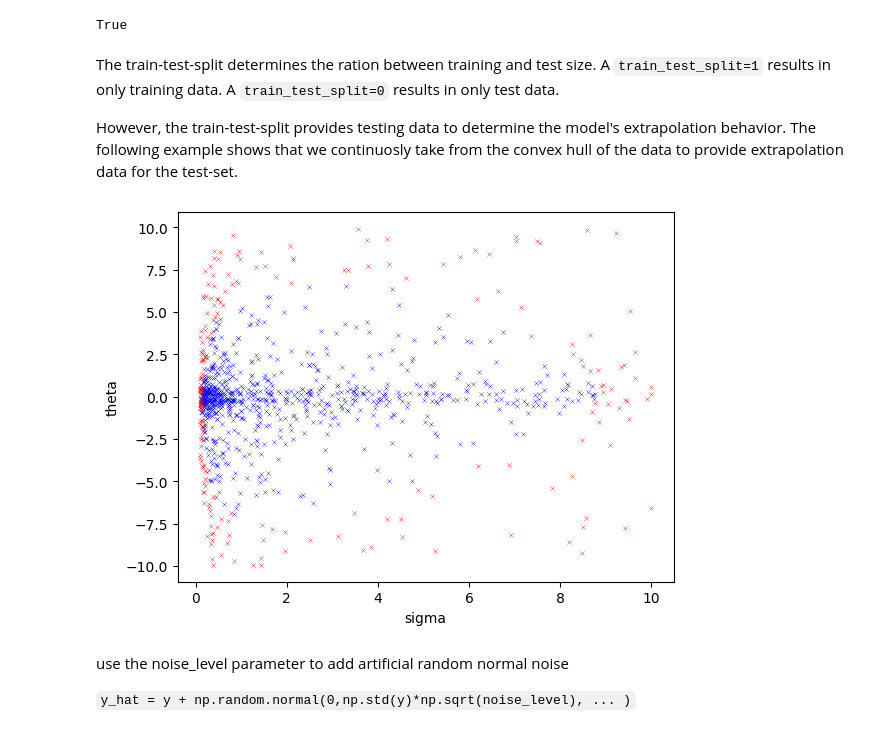
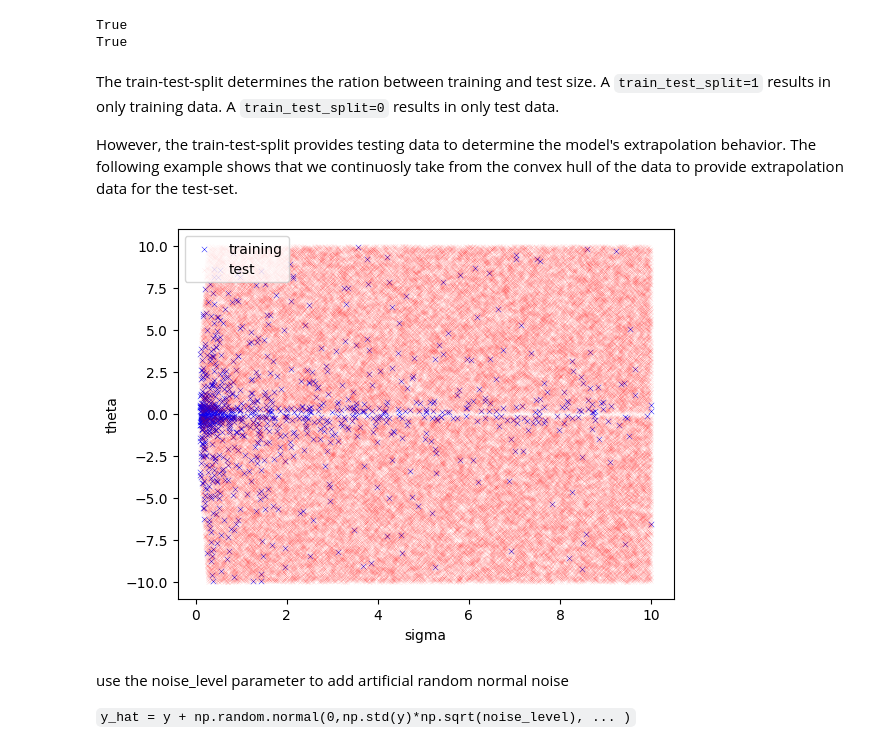
Before and after one commit to florianBachinger/SCR-Benchmarks-NIPS, a Jupyter notebook: examples/generate_training_data.ipynb, the cells around one changed output. Drawn from its saved outputs; the diff is of its cells as text; code cells hidden in the pictures.

```diff
--- a/examples/generate_training_data.ipynb
+++ b/examples/generate_training_data.ipynb
@@ -22,15 +33,18 @@ Both methods are interchangeable, as proven by the following example with a fixe
 ICh6Eq20 = SCRBenchmark(srsdf.FeynmanICh6Eq20)
 
 np.random.seed(0)
-(training, test) = ICh6Eq20.create_dataset(sample_size=1000, patience= 10, train_test_split = 0.8)
+(training, test) = ICh6Eq20.create_dataset(sample_size=1000, patience= 10, noise_level = 0)
 np.random.seed(0)
-(training_df, test_df) = ICh6Eq20.create_dataframe(sample_size=1000, patience= 10,  train_test_split = 0.8)
+(training_df, test_df) = ICh6Eq20.create_dataframe(sample_size=1000, patience= 10, noise_level = 0)
 
 train_df_to_np = training_df.to_numpy()
+test_df_to_np = test_df.to_numpy()
 
 print((training==train_df_to_np).all())
+print((test==test_df_to_np).all())
 # %% [output]
 True
+True
 # %% [markdown]
 The train-test-split determines the ration between training and test size.
 A `train_test_split=1` results in only training data.
@@ -39,10 +53,12 @@ A `train_test_split=0` results in only test data.
 However, the train-test-split provides testing data to determine the model's extrapolation behavior.
 The following example shows that we continuosly take from the convex hull of the data to provide extrapolation data for the test-set.
 # %%
-fig = sns.scatterplot(x='sigma', y='theta', data=training_df, c = 'b', s = 10,  marker='x')
-fig = sns.scatterplot(ax = fig, x='sigma', y='theta', data=test_df, c = 'r', s = 10,  marker='x')
+np.random.seed(0)
+(training_df, test_df) = ICh6Eq20.create_dataframe(sample_size=1000, patience= 10, noise_level = 0, use_display_name = True)
+fig = sns.scatterplot(x='sigma', y='theta', data=training_df, c = 'b', s = 15,  marker='x', label = 'training')
+fig = sns.scatterplot(ax = fig, x='sigma', y='theta', data=test_df, c = 'r', s = 10,alpha=0.1,  marker='x', label="test")
 # %% [output]
-[figure, old version]
+[figure, new version]
 # %% [markdown]
 use the noise_level parameter to add artificial random normal noise
 
```
Also changed, not shown: parts of 2 cells of this notebook, 6 other files.
